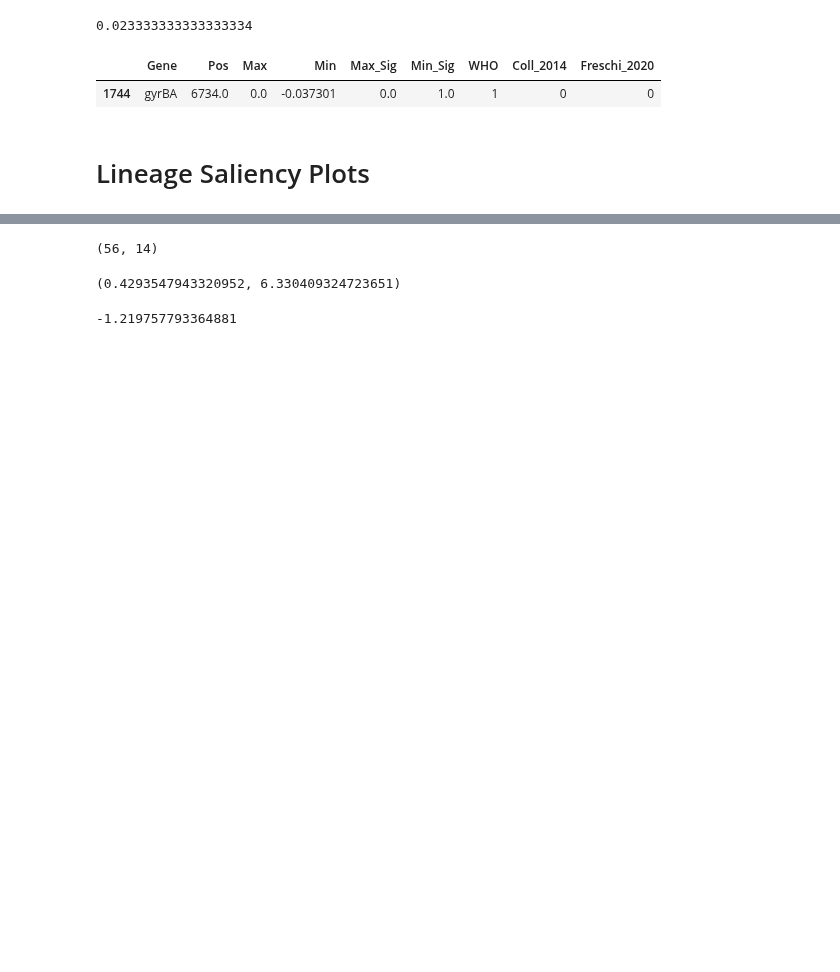
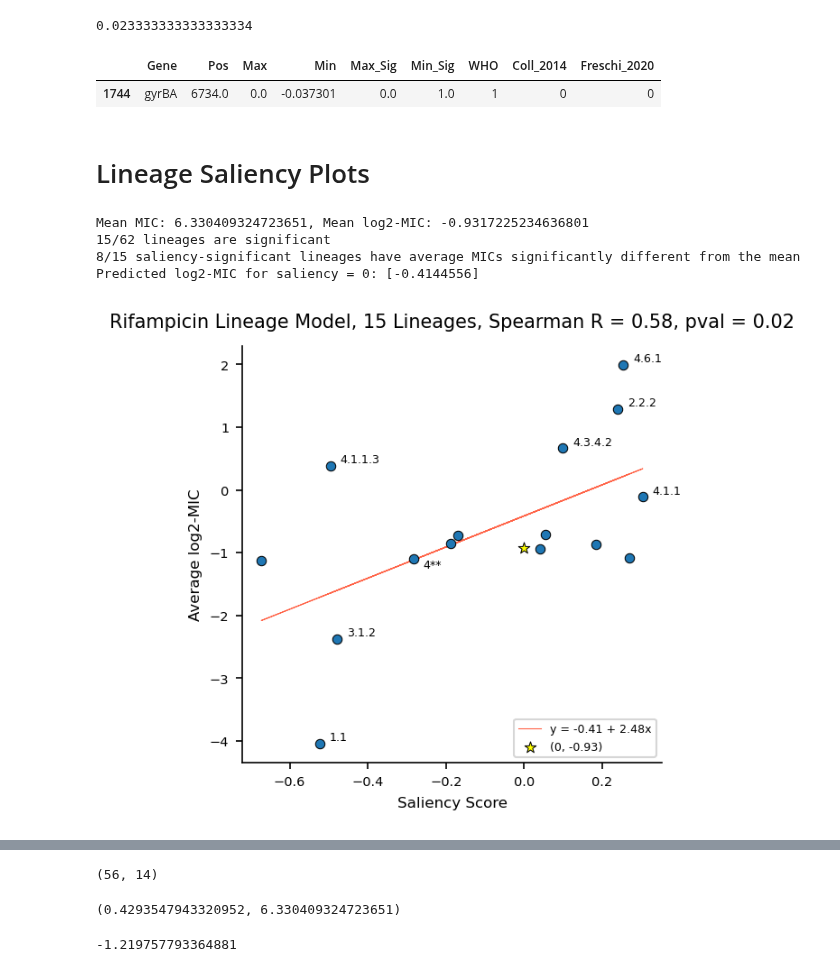
Before and after one commit to sanju99/MtbQuantCNN, a Jupyter notebook: saliency/plot_saliency.ipynb, the cells around one changed output, grey strips where cells are left out. Saved outputs shown, nothing was run; the diff lists cells and outputs as text; code cells hidden in the pictures; blank space fills up the shorter version.

```diff
--- a/saliency/plot_saliency.ipynb
+++ b/saliency/plot_saliency.ipynb
@@ -624 +828,18 @@ def generate_lineage_saliency_plot(drug, out_dir, df_phenos, binary_thresh, sig_
+# %%
+RIF_lineage_scores_df = generate_lineage_saliency_plot("Rifampicin",
+                                                       "RIF",
+                                                       "/n/data1/hms/dbmi/farhat/Sanjana/CNN_results/RIF_rpoBC_lineage",
+                                                       df_rif,
+                                                       binary_thresh=0.5,
+                                                       sig_thresh=0.05,
+                                                       significance=True,
+                                                       binary=False,
+                                                       #savefName="../analysis/Rifampicin/lineage_scatter.png"
+                                                     )
+# %% [output]
+Mean MIC: 6.330409324723651, Mean log2-MIC: -0.9317225234636801
+15/62 lineages are significant
+8/15 saliency-significant lineages have average MICs significantly different from the mean
+Predicted log2-MIC for saliency = 0: [-0.4144556]
+[figure, added]
 # %%
```
Also changed, not shown: parts of 48 cells of this notebook, 16 other files.
